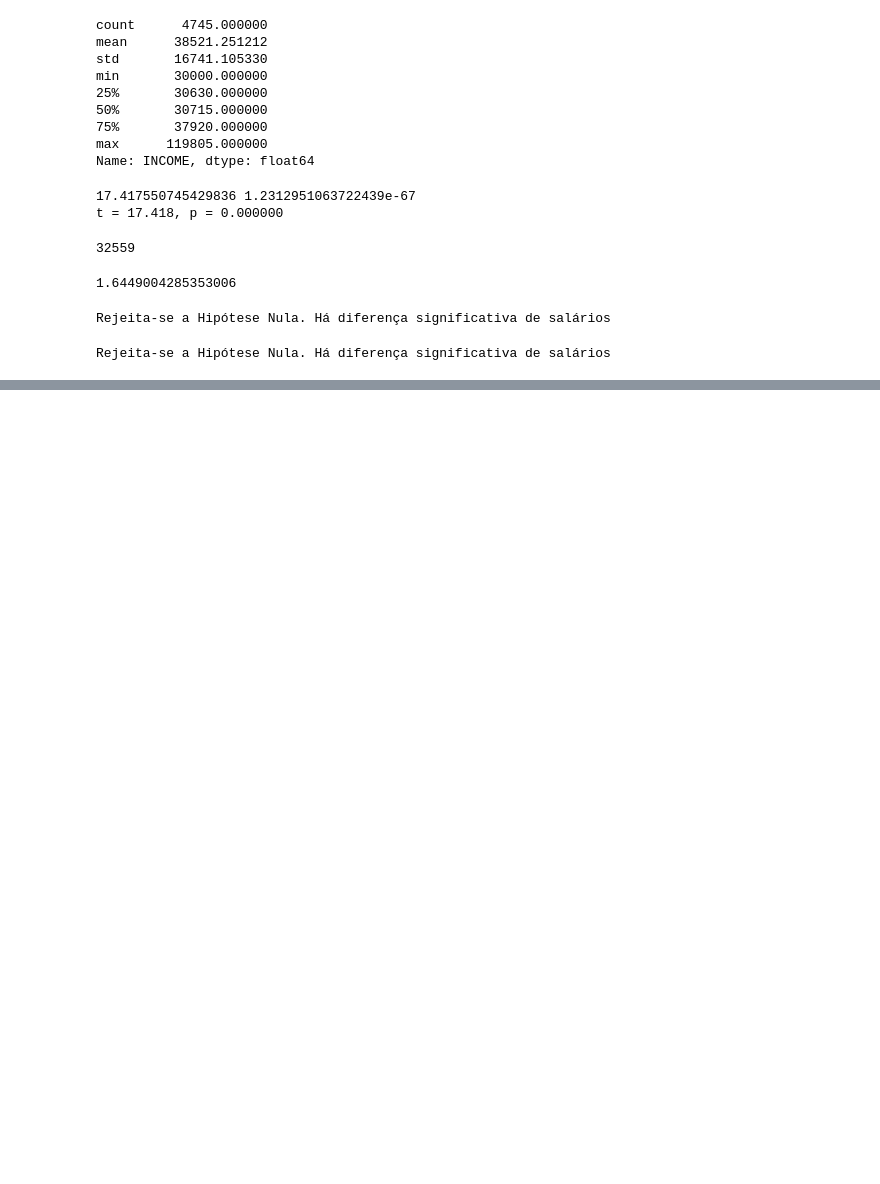
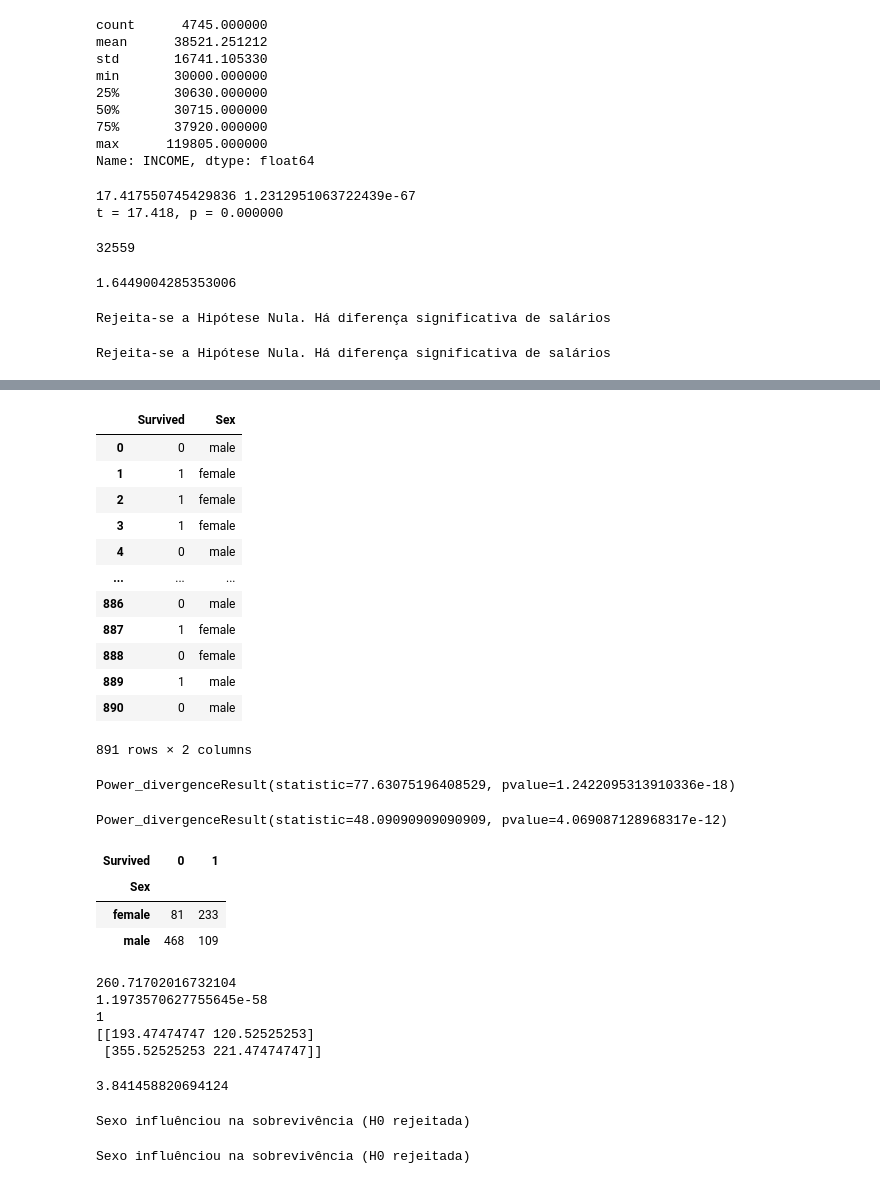
Before and after one commit to wernenveiga/fundamentos-de-ciencia-de-dados, a Jupyter notebook: Teste_de_Hipótese.ipynb, the cells around one changed output, grey strips where cells are left out. Drawn from its saved outputs; the diff is of its cells as text; code cells hidden in the pictures; blank space fills up the shorter version.

```diff
--- a/Teste_de_Hipótese.ipynb
+++ b/Teste_de_Hipótese.ipynb
@@ -268,0 +302,66 @@ Rejeita-se a Hipótese Nula. Há diferença significativa de salários
+# %%
+df_sobreviventes_sex = df_titanic[['Survived', 'Sex']] #pegando só a coluna sobrevivemntes por sexo
+df_sobreviventes_sex
+# %% [output]
+|  | Survived | Sex |
+| 0 | 0 | male |
+| 1 | 1 | female |
+| 2 | 1 | female |
+| 3 | 1 | female |
+| 4 | 0 | male |
+| ... | ... | ... |
+| 886 | 0 | male |
+| 887 | 1 | female |
+| 888 | 0 | female |
+| 889 | 1 | male |
+| 890 | 0 | male |
+891 rows × 2 columns
+# %%
+scipy.stats.chisquare(df_sobreviventes_sex['Sex'].value_counts())
+# %% [output]
+Power_divergenceResult(statistic=77.63075196408529, pvalue=1.2422095313910336e-18)
+# %%
+scipy.stats.chisquare(df_sobreviventes_sex['Survived'].value_counts())
+# %% [output]
+Power_divergenceResult(statistic=48.09090909090909, pvalue=4.069087128968317e-12)
+# %%
+freq_table = pd.crosstab(df_sobreviventes_sex['Sex'], df_sobreviventes_sex['Survived'])
+freq_table
+# %% [output]
+| Survived | 0 | 1 |
+| Sex |  |  |
+| female | 81 | 233 |
+| male | 468 | 109 |
+# %%
+chi2stat, p_value, dof, freq_experada = chi2_contingency(freq_table)
+print(chi2stat)
+print(p_value)
+print(dof)
+print(freq_experada)
+# %% [output]
+260.71702016732104
+1.1973570627755645e-58
+1
+[[193.47474747 120.52525253]
+ [355.52525253 221.47474747]]
+# %%
+prob = 0.95
+valor_crit = chi2.ppf(prob, dof)
+valor_crit
+# %% [output]
+3.841458820694124
+# %%
+if abs(chi2stat) >= valor_crit:
+  print("Sexo influênciou na sobrevivência (H0 rejeitada)")
+else:
+  print("Sexo não influênciou na sobrevivênia (H0 Aceita)")
+# %% [output]
+Sexo influênciou na sobrevivência (H0 rejeitada)
+# %%
+alpha = 1.0 - prob
+if p_value <= alpha:
+  print("Sexo influênciou na sobrevivência (H0 rejeitada)")
+else:
+  print("Sexo não influênciou na sobrevivênia (H0 Aceita)")
+# %% [output]
+Sexo influênciou na sobrevivência (H0 rejeitada)
```
Also changed, not shown: parts of 4 cells of this notebook.
